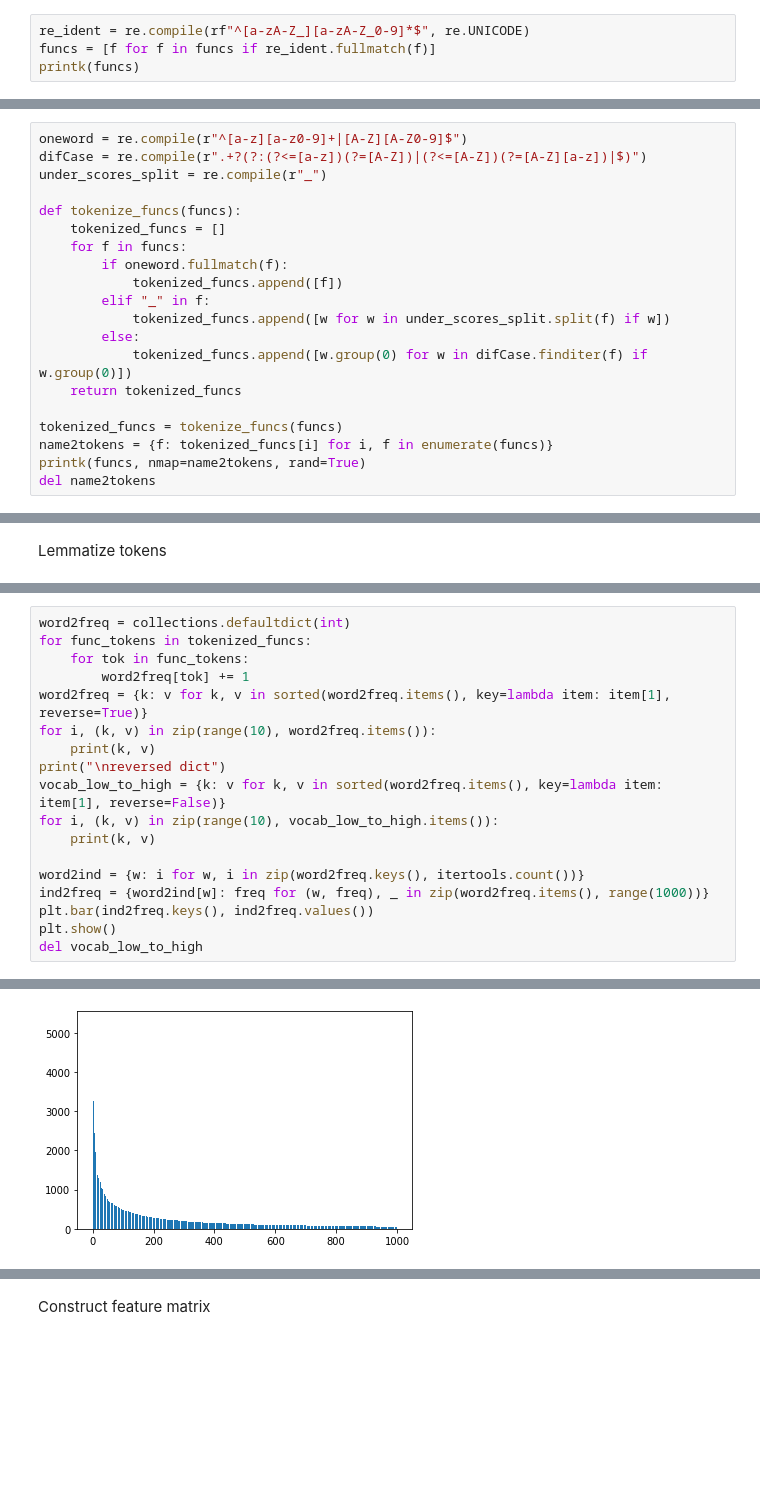
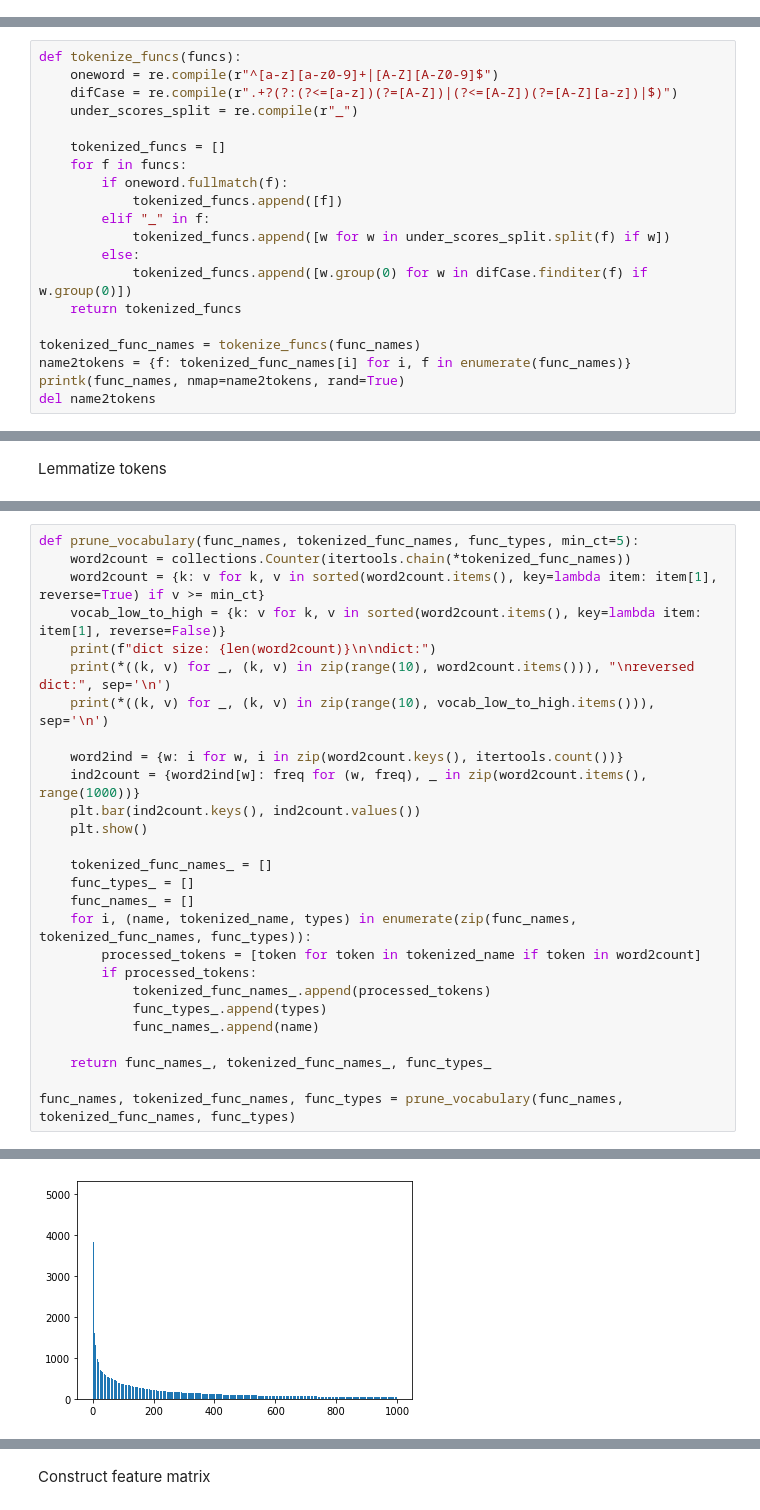
Before and after one commit to vladimirtelepov/inst2vec-function-classifier, a Jupyter notebook: clastering.ipynb, the cells around one changed output, grey strips where cells are left out. Drawn from its saved outputs; the diff is of its cells as text; blank space fills up the shorter version.

```diff
--- a/clastering.ipynb
+++ b/clastering.ipynb
@@ -62,6 +55,2 @@ ABSL_FLAG
 # %% [markdown]
 Drop wrong names
-# %%
-re_ident = re.compile(rf"^[a-zA-Z_][a-zA-Z_0-9]*$", re.UNICODE)
-funcs = [f for f in funcs if re_ident.fullmatch(f)]
-printk(funcs)
@@ -86,11 +84,11 @@ ABSL_RETIRED_FLAG
 # %% [markdown]
 Split names to tokens
 # %%
-oneword = re.compile(r"^[a-z][a-z0-9]+|[A-Z][A-Z0-9]$")
-difCase = re.compile(r".+?(?:(?<=[a-z])(?=[A-Z])|(?<=[A-Z])(?=[A-Z][a-z])|$)")
-under_scores_split = re.compile(r"_")
+def tokenize_funcs(funcs):
+    oneword = re.compile(r"^[a-z][a-z0-9]+|[A-Z][A-Z0-9]$")
+    difCase = re.compile(r".+?(?:(?<=[a-z])(?=[A-Z])|(?<=[A-Z])(?=[A-Z][a-z])|$)")
+    under_scores_split = re.compile(r"_")
 
-def tokenize_funcs(funcs):
     tokenized_funcs = []
     for f in funcs:
         if oneword.fullmatch(f):
@@ -101,8 +99,8 @@ def tokenize_funcs(funcs):
             tokenized_funcs.append([w.group(0) for w in difCase.finditer(f) if w.group(0)])
     return tokenized_funcs
 
-tokenized_funcs = tokenize_funcs(funcs)
-name2tokens = {f: tokenized_funcs[i] for i, f in enumerate(funcs)}
-printk(funcs, nmap=name2tokens, rand=True)
+tokenized_func_names = tokenize_funcs(func_names)
+name2tokens = {f: tokenized_func_names[i] for i, f in enumerate(func_names)}
+printk(func_names, nmap=name2tokens, rand=True)
 del name2tokens
 # %% [output]
@@ -190,19 +276,28 @@ Construct vocabulary
 # %%
-word2freq = collections.defaultdict(int)
-for func_tokens in tokenized_funcs:
-    for tok in func_tokens:
-        word2freq[tok] += 1
-word2freq = {k: v for k, v in sorted(word2freq.items(), key=lambda item: item[1], reverse=True)}
-for i, (k, v) in zip(range(10), word2freq.items()):
-    print(k, v)
-print("\nreversed dict")
-vocab_low_to_high = {k: v for k, v in sorted(word2freq.items(), key=lambda item: item[1], reverse=False)}
-for i, (k, v) in zip(range(10), vocab_low_to_high.items()):
-    print(k, v)
+def prune_vocabulary(func_names, tokenized_func_names, func_types, min_ct=5):
+    word2count = collections.Counter(itertools.chain(*tokenized_func_names))
+    word2count = {k: v for k, v in sorted(word2count.items(), key=lambda item: item[1], reverse=True) if v >= min_ct}
+    vocab_low_to_high = {k: v for k, v in sorted(word2count.items(), key=lambda item: item[1], reverse=False)}
+    print(f"dict size: {len(word2count)}\n\ndict:")
+    print(*((k, v) for _, (k, v) in zip(range(10), word2count.items())), "\nreversed dict:", sep='\n')
+    print(*((k, v) for _, (k, v) in zip(range(10), vocab_low_to_high.items())), sep='\n')
 
-word2ind = {w: i for w, i in zip(word2freq.keys(), itertools.count())}
-ind2freq = {word2ind[w]: freq for (w, freq), _ in zip(word2freq.items(), range(1000))}
-plt.bar(ind2freq.keys(), ind2freq.values())
-plt.show()
-del vocab_low_to_high
+    word2ind = {w: i for w, i in zip(word2count.keys(), itertools.count())}
+    ind2count = {word2ind[w]: freq for (w, freq), _ in zip(word2count.items(), range(1000))}
+    plt.bar(ind2count.keys(), ind2count.values())
+    plt.show()
+
+    tokenized_func_names_ = []
+    func_types_ = []
+    func_names_ = []
+    for i, (name, tokenized_name, types) in enumerate(zip(func_names, tokenized_func_names, func_types)):
+        processed_tokens = [token for token in tokenized_name if token in word2count]
+        if processed_tokens:
+            tokenized_func_names_.append(processed_tokens)
+            func_types_.append(types)
+            func_names_.append(name)
+
+    return func_names_, tokenized_func_names_, func_types_
+
+func_names, tokenized_func_names, func_types = prune_vocabulary(func_names, tokenized_func_names, func_types)
 # %% [output]
@@ -226 +321 @@ retrtype 1
-[figure, old version]
+[figure, new version]
```
Also changed, not shown: parts of 19 cells of this notebook, 4 other files.
